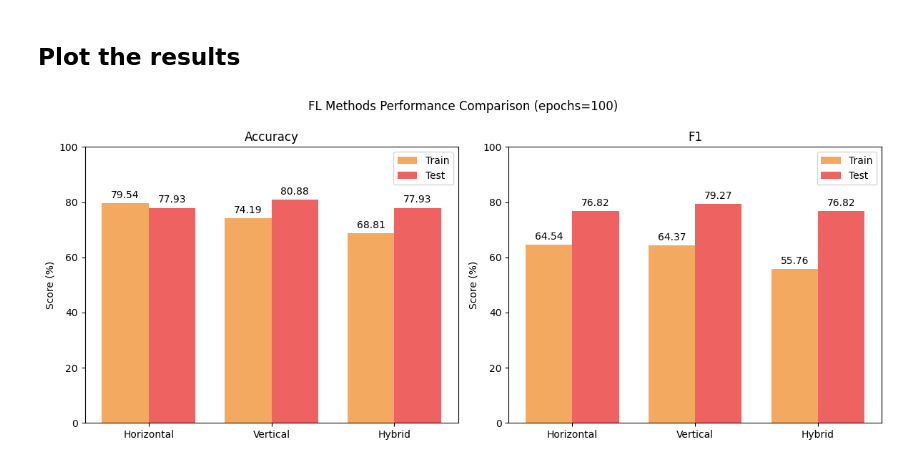
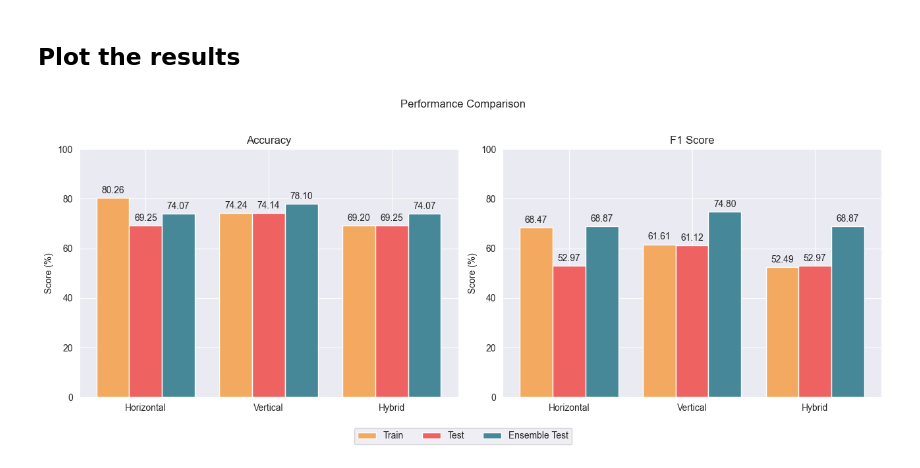
Before and after one commit to juliecious/fl_spn, a Jupyter notebook: notebooks/adult_income.ipynb, the cells around one changed output. Cells and saved outputs as stored; diff of their text form; code cells hidden in the pictures.

```diff
--- a/notebooks/adult_income.ipynb
+++ b/notebooks/adult_income.ipynb
@@ -108,11 +89,11 @@ hybrid_eval = hybrid_trainer.evaluate_on_test(
 # %%
 methods = ['Horizontal', 'Vertical', 'Hybrid']
 
-train_acc = [t.item() for t in [horizontal_results['weighted_accuracy'],
+train_acc = [horizontal_results['weighted_accuracy'],
              vertical_results['weighted_accuracy'],
-             hybrid_results['weighted_accuracy']]]
+             hybrid_results['weighted_accuracy']]
 
-f1_acc = [horizontal_results['weighted_f1'],
+train_f1 = [horizontal_results['weighted_f1'],
           vertical_results['weighted_f1'],
           hybrid_results['weighted_f1']]
 
@@ -128,11 +109,19 @@ samples = [horizontal_results['total_samples'],
            vertical_results['total_samples'],
            hybrid_results['total_samples']]
 
-test_acc = [hybrid_eval['ensemble_accuracy']*100,
+test_acc = [hybrid_eval['test_accuracy'],
+            vertical_eval['test_accuracy'],
+            hybrid_eval['test_accuracy']]
+
+test_f1 = [hybrid_eval['test_f1'],
+            vertical_eval['test_f1'],
+            hybrid_eval['test_f1']]
+
+ensemble_test_acc = [hybrid_eval['ensemble_accuracy']*100,
             vertical_eval['ensemble_accuracy']*100,
             hybrid_eval['ensemble_accuracy']*100]
 
-test_f1 = [hybrid_eval['ensemble_f1']*100,
+ensemble_test_f1 = [hybrid_eval['ensemble_f1']*100,
             vertical_eval['ensemble_f1']*100,
             hybrid_eval['ensemble_f1']*100]
 
@@ -179,48 +131,57 @@ hybrid_eval['client_evaluations']
 # %%
 import matplotlib.pyplot as plt
 import seaborn as sns
 import numpy as np
 
-# 假設已有：methods, colors, train_acc, test_acc, f1_acc, test_f1, SupervisedFLConfig
-# colors 與 methods 對應
-palette = {m: c for m, c in zip(["Train", "Test"], [colors[0], colors[1]])}  # 可自定顏色
 
-x = np.arange(len(methods))
-width = 0.38
+bar_labels = ['Train', 'Test', 'Ensemble Test']
+bar_groups = 3
 
-fig, axs = plt.subplots(1, 2, figsize=(12, 5))
-fig.suptitle(f'FL Methods Performance Comparison (epochs={SupervisedFLConfig.epochs})')
+x = np.arange(len(methods))          # x: shape=(3,)
+width = 0.8 / 3
+offsets = [-width, 0, width]
 
-# -------- Accuracy（群組：方法；組內：Train/Test）--------
+
+fig, axs = plt.subplots(1, 2, figsize=(13, 5))
+fig.suptitle('Performance Comparison')
+
+# --- Left plot: Accuracy ---
 ax = axs[0]
-rects_train_acc = ax.bar(x - width/2, train_acc, width, label='Train', color=palette["Train"])
-rects_test_acc  = ax.bar(x + width/2, test_acc,  width, label='Test',  color=palette["Test"])
+rects1 = ax.bar(x + offsets[0], train_acc, width, label=bar_labels[0], color=colors[0])
+rects2 = ax.bar(x + offsets[1], test_acc, width, label=bar_labels[1], color=colors[1])
+rects3 = ax.bar(x + offsets[2], ensemble_test_acc, width, label=bar_labels[2], color=colors[2])
 ax.set_title('Accuracy')
-ax.set_ylim([0, 100])
-ax.set_ylabel("Score (%)")
+ax.set_ylabel('Score (%)')
+ax.set_ylim(0, 100)
 ax.set_xticks(x, methods)
-ax.legend()
 
-ax.bar_label(rects_train_acc, padding=3, fmt="%.2f")
-ax.bar_label(rects_test_acc,  padding=3, fmt="%.2f")
+ax.bar_label(rects1, padding=3, fmt='%.2f')
+ax.bar_label(rects2, padding=3, fmt='%.2f')
+ax.bar_label(rects3, padding=3, fmt='%.2f')
 
-# -------- F1（群組：方法；組內：Train/Test）--------
+# --- Right plot: F1 score ---
 ax = axs[1]
-rects_train_f1 = ax.bar(x - width/2, f1_acc,  width, label='Train', color=palette["Train"])
-rects_test_f1  = ax.bar(x + width/2, test_f1, width, label='Test',  color=palette["Test"])
-ax.set_title('F1')
-ax.set_ylim([0, 100])
-ax.set_ylabel("Score (%)")
+rects1 = ax.bar(x + offsets[0], train_f1, width, label=bar_labels[0], color=colors[0])
+rects2 = ax.bar(x + offsets[1], test_f1, width, label=bar_labels[1], color=colors[1])
+rects3 = ax.bar(x + offsets[2], ensemble_test_f1, width, label=bar_labels[2], color=colors[2])
+
+ax.set_title('F1 Score')
+ax.set_ylabel('Score (%)')
+ax.set_ylim(0, 100)
 ax.set_xticks(x, methods)
-ax.legend()
 
-ax.bar_label(rects_train_f1, padding=3, fmt="%.2f")
-ax.bar_label(rects_test_f1,  padding=3, fmt="%.2f")
+ax.bar_label(rects1, padding=3, fmt='%.2f')
+ax.bar_label(rects2, padding=3, fmt='%.2f')
+ax.bar_label(rects3, padding=3, fmt='%.2f')
 
-plt.tight_layout(rect=[0, 0, 1, 0.99])
+handles = [rects1, rects2, rects3]  # Or: [axs[0].containers[0], axs[0].containers[1], axs[0].containers[2]]
+labels = bar_labels
+
+fig.legend(handles, labels, loc='lower center', ncol=3, bbox_to_anchor=(0.5, -0.08))
+plt.tight_layout(rect=[0, 0, 1, 0.96])
 plt.show()
 # %% [output]
-[figure, old version]
+[figure, new version]
 # %%
 fig, axs = plt.subplots(1, 3, figsize=(15, 5))
 fig.suptitle('Other Config Comparison')
```
Also changed, not shown: parts of 6 cells of this notebook, 1 other file.
